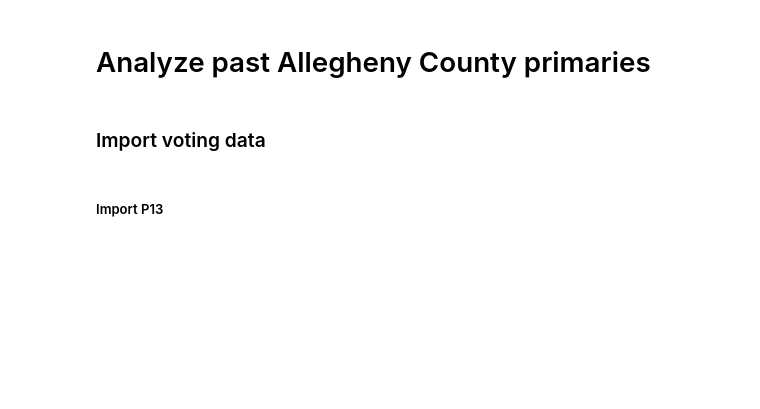
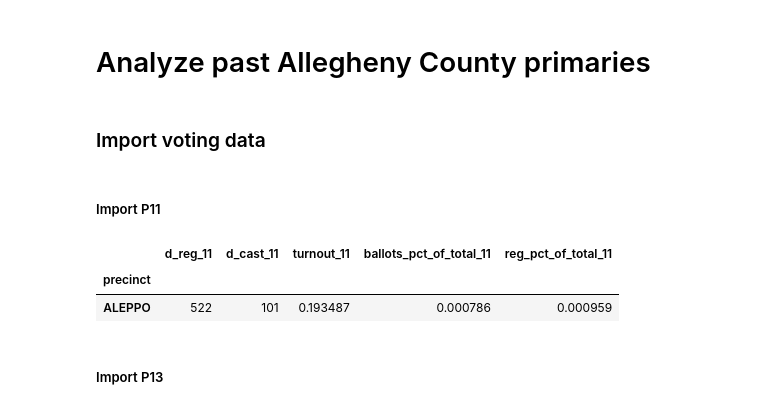
Before and after one commit to maclover7/execvoters, a Jupyter notebook: voters.ipynb, the cells around one changed output. Drawn from its saved outputs; the diff is of its cells as text; code cells hidden in the pictures; blank space fills up the shorter version.

```diff
--- a/voters.ipynb
+++ b/voters.ipynb
@@ -77,6 +77,19 @@ def parse_pdf_results(filename):
     return df
 # %% [markdown]
 ### Import voting data
+# %% [markdown]
+##### Import P11
+# %%
+p11 = parse_pdf_results('input/primary_2011.pdf')
+
+p11['precinct'] = p11.precinct.apply(format_precinct_name)
+p11['precinct'] = p11.precinct.replace({ 'SEWICKLEY HILL': 'SEWICKLEY HILLS' })
+p11 = calculate_stats(p11, '11')
+p11.head(1)
+# %% [output]
+|  | d_reg_11 | d_cast_11 | turnout_11 | ballots_pct_of_total_11 | reg_pct_of_total_11 |
+| precinct |  |  |  |  |  |
+| ALEPPO | 522 | 101 | 0.193487 | 0.000786 | 0.000959 |
 # %% [markdown]
 ##### Import P13
 # %%
```
Also changed, not shown: parts of 6 cells of this notebook, 2 other files.
